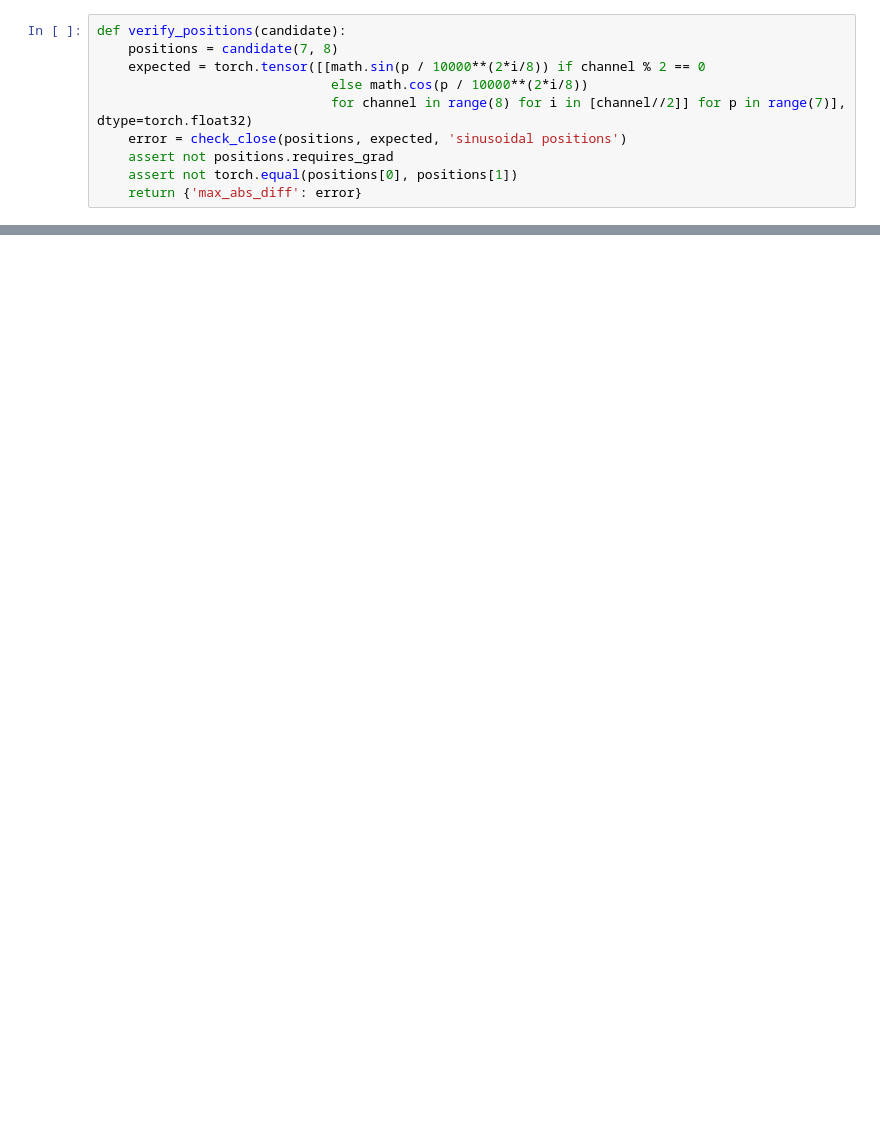
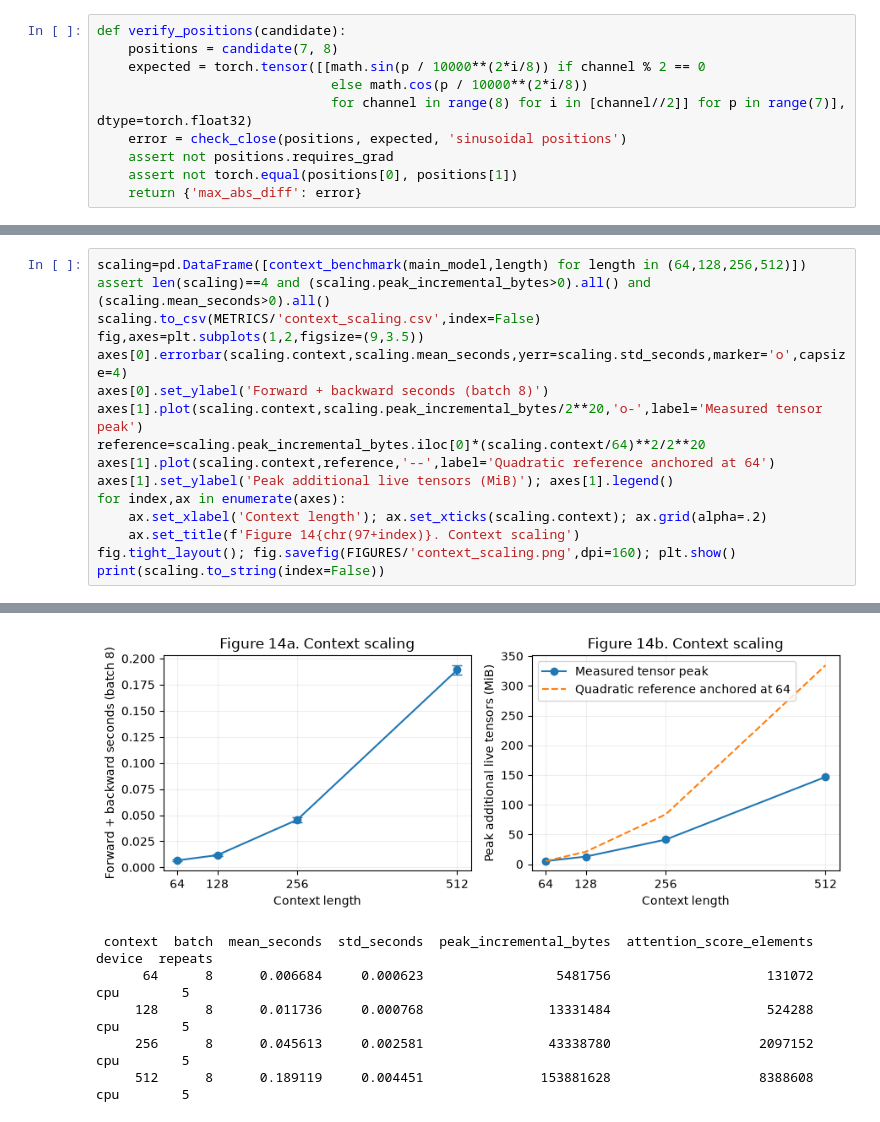
Before and after one commit to tusharviradiya/aiml-dnn-assignment-2, a Jupyter notebook: problem2/problem2.ipynb, the cells around one changed output, grey strips where cells are left out. Drawn from its saved outputs; the diff is of its cells as text; blank space fills up the shorter version.

```diff
--- a/problem2/problem2.ipynb
+++ b/problem2/problem2.ipynb
@@ -264,0 +929,17 @@ Problem 2 incomplete: interfaces and tests only; student code and experiments re
+# %%
+scaling=pd.DataFrame([context_benchmark(main_model,length) for length in (64,128,256,512)])
+assert len(scaling)==4 and (scaling.peak_incremental_bytes>0).all() and (scaling.mean_seconds>0).all()
+scaling.to_csv(METRICS/'context_scaling.csv',index=False)
+fig,axes=plt.subplots(1,2,figsize=(9,3.5))
+axes[0].errorbar(scaling.context,scaling.mean_seconds,yerr=scaling.std_seconds,marker='o',capsize=4)
+axes[0].set_ylabel('Forward + backward seconds (batch 8)')
+axes[1].plot(scaling.context,scaling.peak_incremental_bytes/2**20,'o-',label='Measured tensor peak')
+reference=scaling.peak_incremental_bytes.iloc[0]*(scaling.context/64)**2/2**20
+axes[1].plot(scaling.context,reference,'--',label='Quadratic reference anchored at 64')
+axes[1].set_ylabel('Peak additional live tensors (MiB)'); axes[1].legend()
+for index,ax in enumerate(axes):
+    ax.set_xlabel('Context length'); ax.set_xticks(scaling.context); ax.grid(alpha=.2)
+    ax.set_title(f'Figure 14{chr(97+index)}. Context scaling')
+fig.tight_layout(); fig.savefig(FIGURES/'context_scaling.png',dpi=160); plt.show()
+print(scaling.to_string(index=False))
+# %% [output]
@@ -264,0 +954,6 @@ Problem 2 incomplete: interfaces and tests only; student code and experiments re
+[figure, added]
+ context  batch  mean_seconds  std_seconds  peak_incremental_bytes  attention_score_elements device  repeats
+      64      8      0.006684     0.000623                 5481756                    131072    cpu        5
+     128      8      0.011736     0.000768                13331484                    524288    cpu        5
+     256      8      0.045613     0.002581                43338780                   2097152    cpu        5
+     512      8      0.189119     0.004451               153881628                   8388608    cpu        5
```
Also changed, not shown: parts of 52 cells of this notebook, 29 other files.
